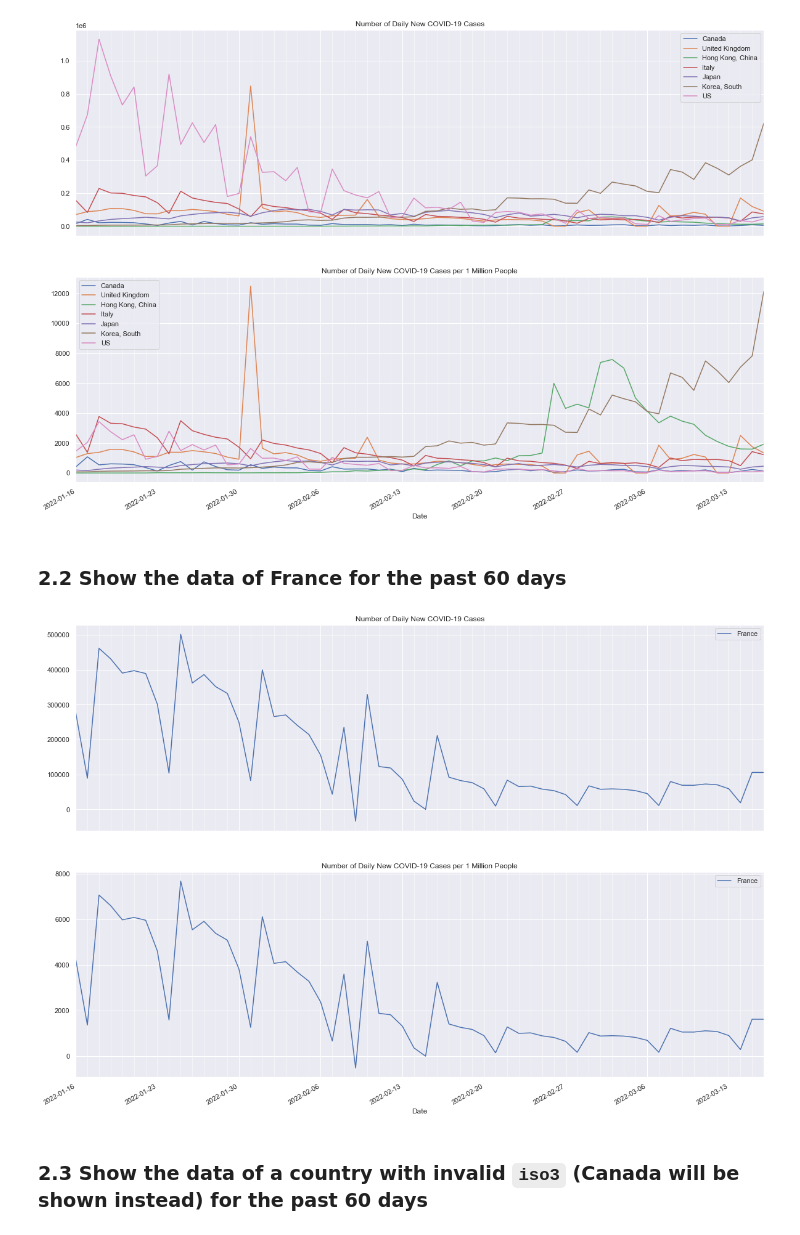
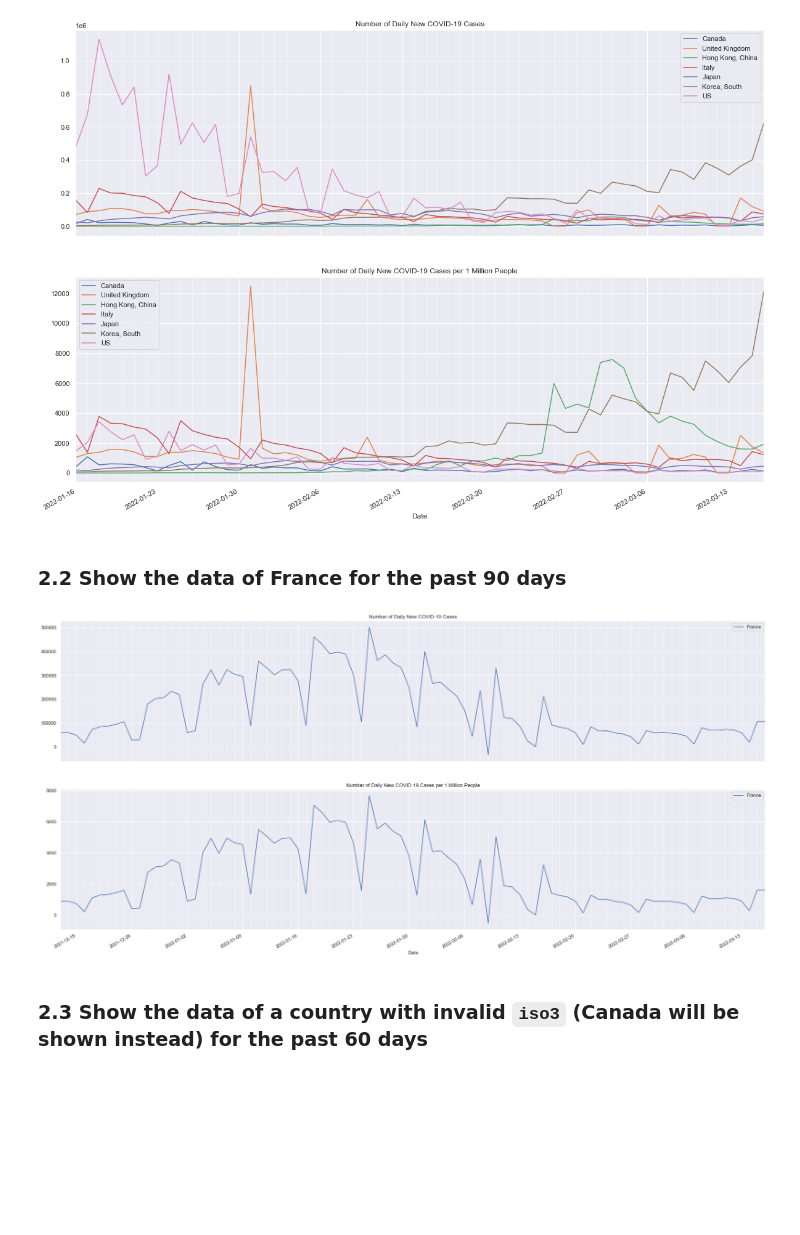
Before and after one commit to horacehoyin/COVID-19-Visualization, a Jupyter notebook: visualization_notebook.ipynb, the cells around one changed output. Saved outputs shown, nothing was run; the diff lists cells and outputs as text; code cells hidden in the pictures; blank space fills up the shorter version.

````diff
--- a/visualization_notebook.ipynb
+++ b/visualization_notebook.ipynb
@@ -27,11 +27,11 @@ vis.show_selected_cnty_with_per_million_for_days(cnty=['CAN', 'USA', 'GBR', 'JPN
 # %% [output]
 [figure]
 # %% [markdown]
-### 2.2 Show the data of France for the past 60 days
+### 2.2 Show the data of France for the past 90 days
 # %%
-vis.show_selected_cnty_with_per_million_for_days(cnty='FRA', history=60)
+vis.show_selected_cnty_with_per_million_for_days(cnty='FRA', history=90)
 # %% [output]
-[figure, old version]
+[figure, new version]
 # %% [markdown]
 ### 2.3 Show the data of a country with invalid ```iso3``` (Canada will be shown instead) for the past 60 days
 # %%
````
Also changed, not shown: parts of 2 cells of this notebook, 1 other file.
